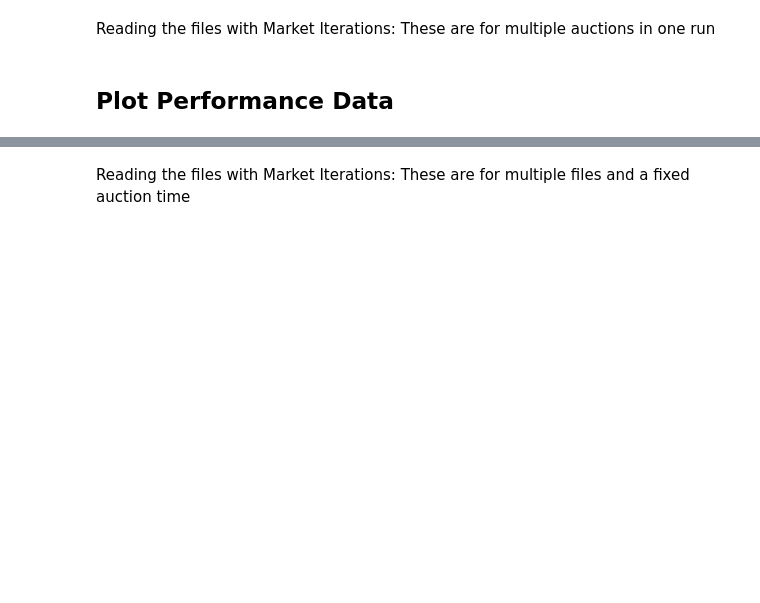
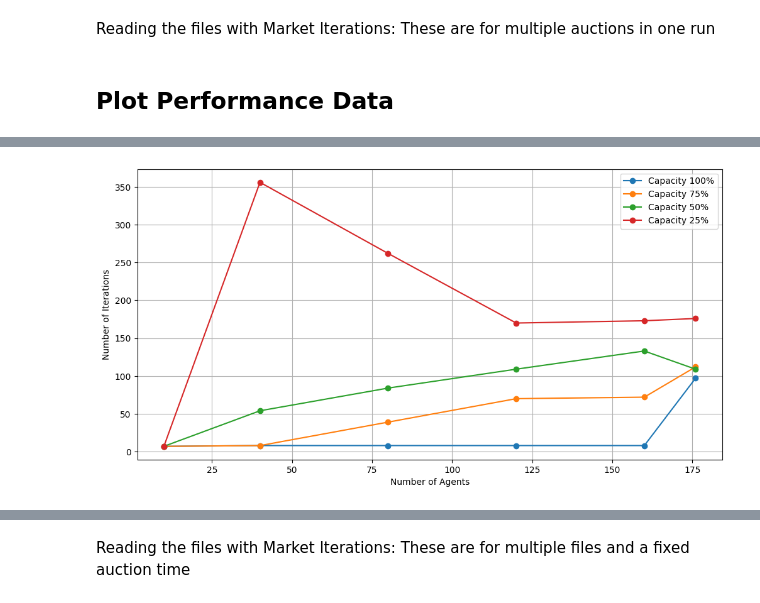
Before and after one commit to sastry-group/Mechanism-Design-for-AAM, a Jupyter notebook: ic/fisher/Fisher_data_reader.ipynb, the cells around one changed output, grey strips where cells are left out. Saved outputs shown, nothing was run; the diff lists cells and outputs as text; code cells hidden in the pictures; blank space fills up the shorter version.

Commit message:
first plots for agents vs iterations

```diff
--- a/ic/fisher/Fisher_data_reader.ipynb
+++ b/ic/fisher/Fisher_data_reader.ipynb
@@ -212,3 +230,29 @@ else:
+# %%
+# Plotting the data
+plt.figure(figsize=(12, 6))
+# plt.title("Market Performance by Capacity")
+plt.ylabel("Number of Iterations")
+plt.xlabel("Number of Agents")
+# plt.yticks(range(0, combined_df["Number_Interations"].max() + 10, 10))
+plt.grid()
+capacities = [100,75,50,25]
+for capacity in combined_df["Capacity"].unique():
+    if capacity == 13:
+        cap = 100
+    elif capacity == 10:
+        cap = 75
+    elif capacity == 7:
+        cap = 50
+    elif capacity == 4:
+        cap = 25
+    subset = combined_df[combined_df["Capacity"] == capacity]
+    plt.plot(subset["Number_Agents"], subset["Number_Interations"], label=f"Capacity {cap}%", marker='o')
+
+plt.legend()
+current_dir = os.getcwd()
+plt.savefig(f"{current_dir}/plots/nagents_niter.png")
+# %% [output]
+[figure, added]
 # %%
 # Plotting the data
 plt.figure(figsize=(12, 6))
```
Also changed, not shown: parts of 5 cells of this notebook, 13 other files.
